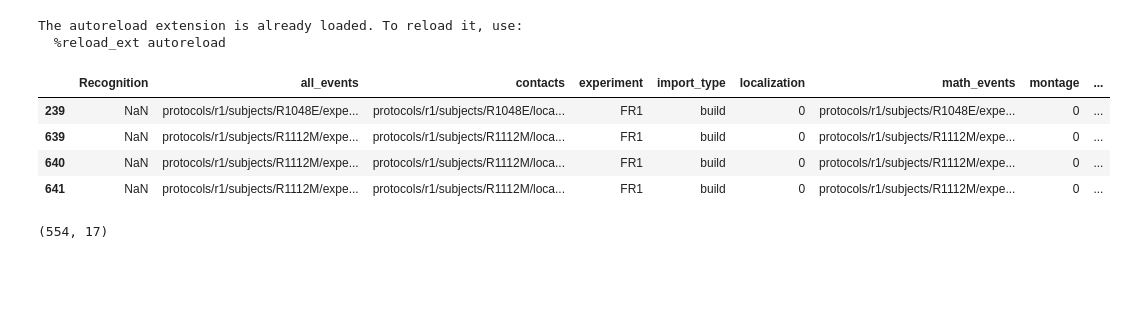
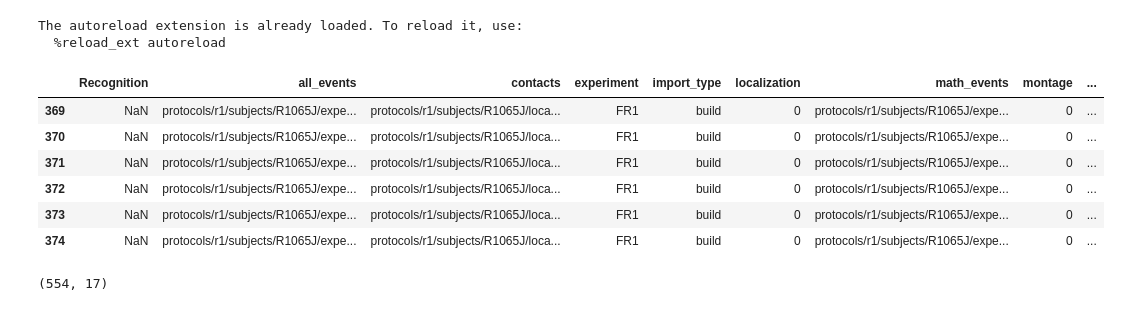
Before and after one commit to jjsakon/SWR, a Jupyter notebook: code/SWRanalysisSubfieldPower.ipynb, the cells around one changed output. Saved outputs shown, nothing was run; the diff lists cells and outputs as text; code cells hidden in the pictures; blank space fills up the shorter version.

```diff
--- a/code/SWRanalysisSubfieldPower.ipynb
+++ b/code/SWRanalysisSubfieldPower.ipynb
@@ -32,38 +32,40 @@ The autoreload extension is already loaded. To reload it, use:
 # %%
 # sub lists I've been using to explore FR1
 
 # subs = ['R1002P','R1003P','R1006P','R1010J','R1112M','R1163T'] # initial 6 for hippocampus
 # subs = subs+['R1001P','R1092J','R1151E','R1320D'] # additional subs with issues that I resolved with various RR and corr thresholds
 # subs = ['R1112M','R1018P','R1020J','R1022J','R1023J','R1026D','R1027J'] # 7 with entorhinal
 # subs = ['R1010J','R1112M'] # original 2 # R1108J beatiful catFR1 data; R1065J magical subject (like with FR1)
 # subs = ['R1112M','R1163T'] # subjects with FR1 and catFR1. SRs of 1000 and 500 tho
 # subs = ['R1151E'] # all channels X sessions get removed but 3 after 60/180 hz line removal
 # these should all be worked out now. See SWR FR1 problem sessions PPT on Box for details of each
 # subs = ['R1299T','R1332M','R1397D','R1349T','R1339D','R1337E','R1275D','R1151E','R1123C','R1120E','R1045E'] # final surrounding_recall problem subs after looking at huge raster!
 # subs = ['R1308T','R1338T','R1358T'] # these guys had weird SRs and some loading problems when I went to whole_retrieval analysis...fixed with rounding
 # subs = ['R1023J','R1101T','R1148P','R1368T','R1323T','R1334T'] # single session subs with memory allocation errors in ClusterRun
 # subs = ['R1006P','R1010J','R1030J','R1032D','R1049J','R1051J','R1052E','R1054J','R1093J','R1098D','R1104D','R1108J','R1111M',
 #         'R1115T','R1118N','R1124J','R1207J','R1230J','R1316T','R1329T','R1323T','R1337E','R1367D'] # subs that didn't load on 2020-07-04 encoding run
 # subs = ['R1368T','R1461T','R1463E'] # subs with particularly low localization.pair matches in pairs...see Excel in loading info on Box for details
 # subs = ['R1433E','R1355T','R1367D','R1368T'] # subs with "ca3" or "dg"
-# subs = ['R1065J'] # subject with over 8000 FR1 trials X electrodes
+subs = ['R1065J'] # subject with over 8000 FR1 trials X electrodes
 # bad_subs = ['R1433E','R1051J'] # no electrode cats
 # subs = ['R1379E','R1385E','R1387E','R1394E','R1402E'] # partial beep subs
 # subs = ['R1379E','R1402E','R1396T','R1395M','R1415T','R1389J','R1404E']  # test subs for eeg offset correction
 # subs = ['R1048E','R1054J'] # nice example FR1 subs
-subs = ['R1048E','R1112M']
+# subs = ['R1048E','R1112M'] # couple of FR1 subs
 
 sub_df = df[(df.subject.isin(subs))  & (df.experiment == exp)] # all sessions for subs
 # sub_df = df[(df.subject.isin(subs))  & (df.experiment == exp) & (df.session==1)] # single session
 # sub_df = df[(df.experiment == exp) & (df.session == 0)] # all FR subs
 # sub_df = sub_df[0:1]
 sub_df
 # %% [output]
 |  | Recognition | all_events | contacts | experiment | import_type | localization | math_events | montage | ... |
-| 239 | NaN | protocols/r1/subjects/R1048E/expe... | protocols/r1/subjects/R1048E/loca... | FR1 | build | 0 | protocols/r1/subjects/R1048E/expe... | 0 | ... |
-| 639 | NaN | protocols/r1/subjects/R1112M/expe... | protocols/r1/subjects/R1112M/loca... | FR1 | build | 0 | protocols/r1/subjects/R1112M/expe... | 0 | ... |
-| 640 | NaN | protocols/r1/subjects/R1112M/expe... | protocols/r1/subjects/R1112M/loca... | FR1 | build | 0 | protocols/r1/subjects/R1112M/expe... | 0 | ... |
-| 641 | NaN | protocols/r1/subjects/R1112M/expe... | protocols/r1/subjects/R1112M/loca... | FR1 | build | 0 | protocols/r1/subjects/R1112M/expe... | 0 | ... |
+| 369 | NaN | protocols/r1/subjects/R1065J/expe... | protocols/r1/subjects/R1065J/loca... | FR1 | build | 0 | protocols/r1/subjects/R1065J/expe... | 0 | ... |
+| 370 | NaN | protocols/r1/subjects/R1065J/expe... | protocols/r1/subjects/R1065J/loca... | FR1 | build | 0 | protocols/r1/subjects/R1065J/expe... | 0 | ... |
+| 371 | NaN | protocols/r1/subjects/R1065J/expe... | protocols/r1/subjects/R1065J/loca... | FR1 | build | 0 | protocols/r1/subjects/R1065J/expe... | 0 | ... |
+| 372 | NaN | protocols/r1/subjects/R1065J/expe... | protocols/r1/subjects/R1065J/loca... | FR1 | build | 0 | protocols/r1/subjects/R1065J/expe... | 0 | ... |
+| 373 | NaN | protocols/r1/subjects/R1065J/expe... | protocols/r1/subjects/R1065J/loca... | FR1 | build | 0 | protocols/r1/subjects/R1065J/expe... | 0 | ... |
+| 374 | NaN | protocols/r1/subjects/R1065J/expe... | protocols/r1/subjects/R1065J/loca... | FR1 | build | 0 | protocols/r1/subjects/R1065J/expe... | 0 | ... |
 # %%
 # 575 FR sessions. first 18 of don't load so skip those
 exp_df = df[df.experiment==exp]
```
Also changed, not shown: parts of 9 cells of this notebook, 1 other file.
